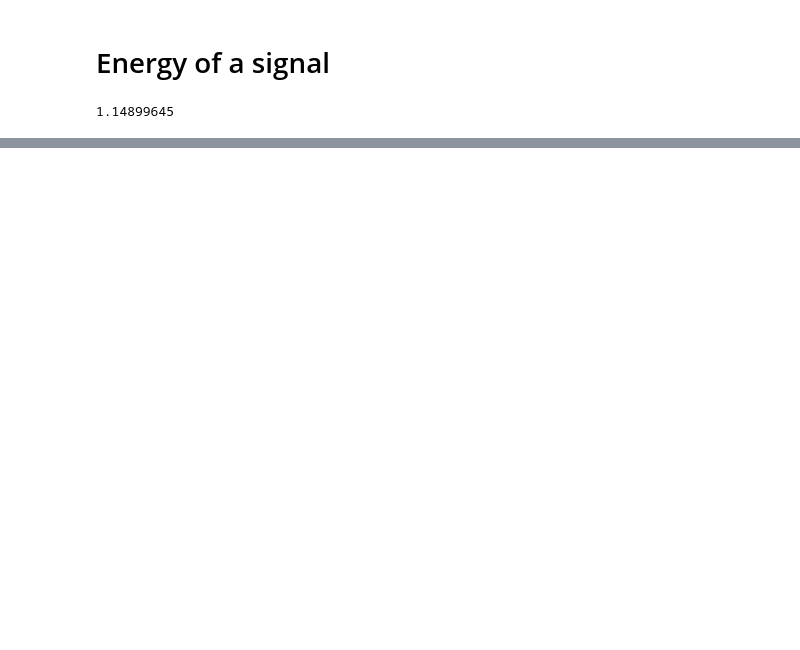
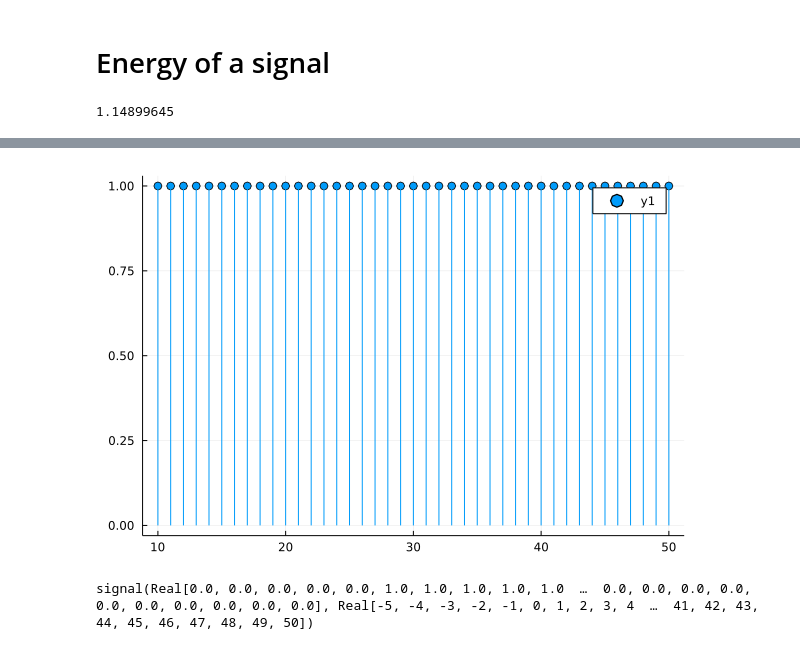
Before and after one commit to gjunqueira-sys/MySignalProcessing.jl, a Jupyter notebook: src/sketch.ipynb, the cells around one changed output, grey strips where cells are left out. Saved outputs shown, nothing was run; the diff lists cells and outputs as text; code cells hidden in the pictures; blank space fills up the shorter version.

```diff
--- a/src/sketch.ipynb
+++ b/src/sketch.ipynb
@@ -263,0 +278,8 @@ s |> energy
+# %%
+plot(X₂.n, X₂.A, line =:stem, marker=:o)
+# %% [output]
+[figure, added]
+# %%
+X₃ = X₁ + (-1) * X₂
+# %% [output]
+signal(Real[0.0, 0.0, 0.0, 0.0, 0.0, 1.0, 1.0, 1.0, 1.0, 1.0  …  0.0, 0.0, 0.0, 0.0, 0.0, 0.0, 0.0, 0.0, 0.0, 0.0], Real[-5, -4, -3, -2, -1, 0, 1, 2, 3, 4  …  41, 42, 43, 44, 45, 46, 47, 48, 49, 50])
```
Also changed, not shown: parts of 29 cells of this notebook, 3 other files.
